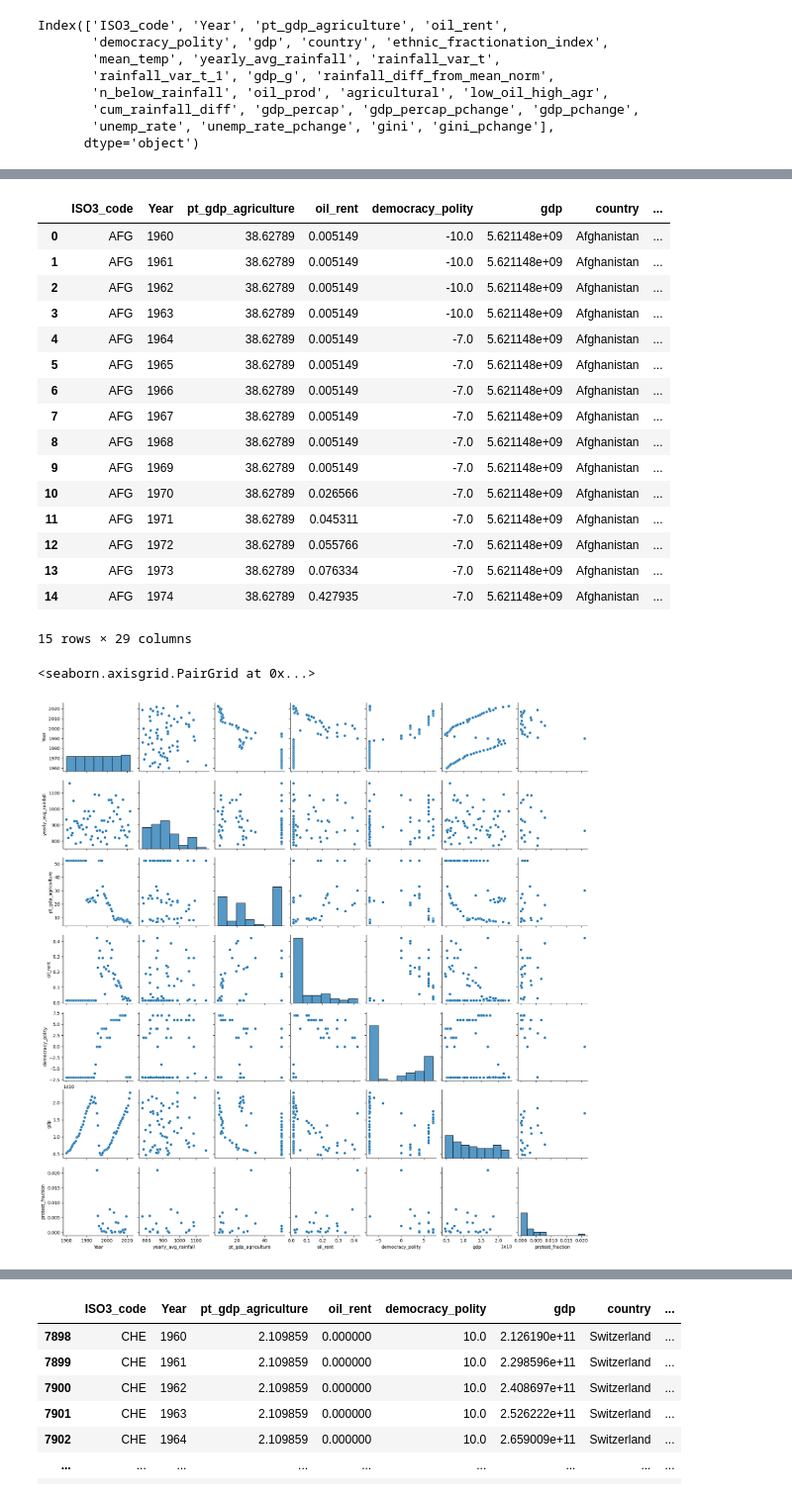
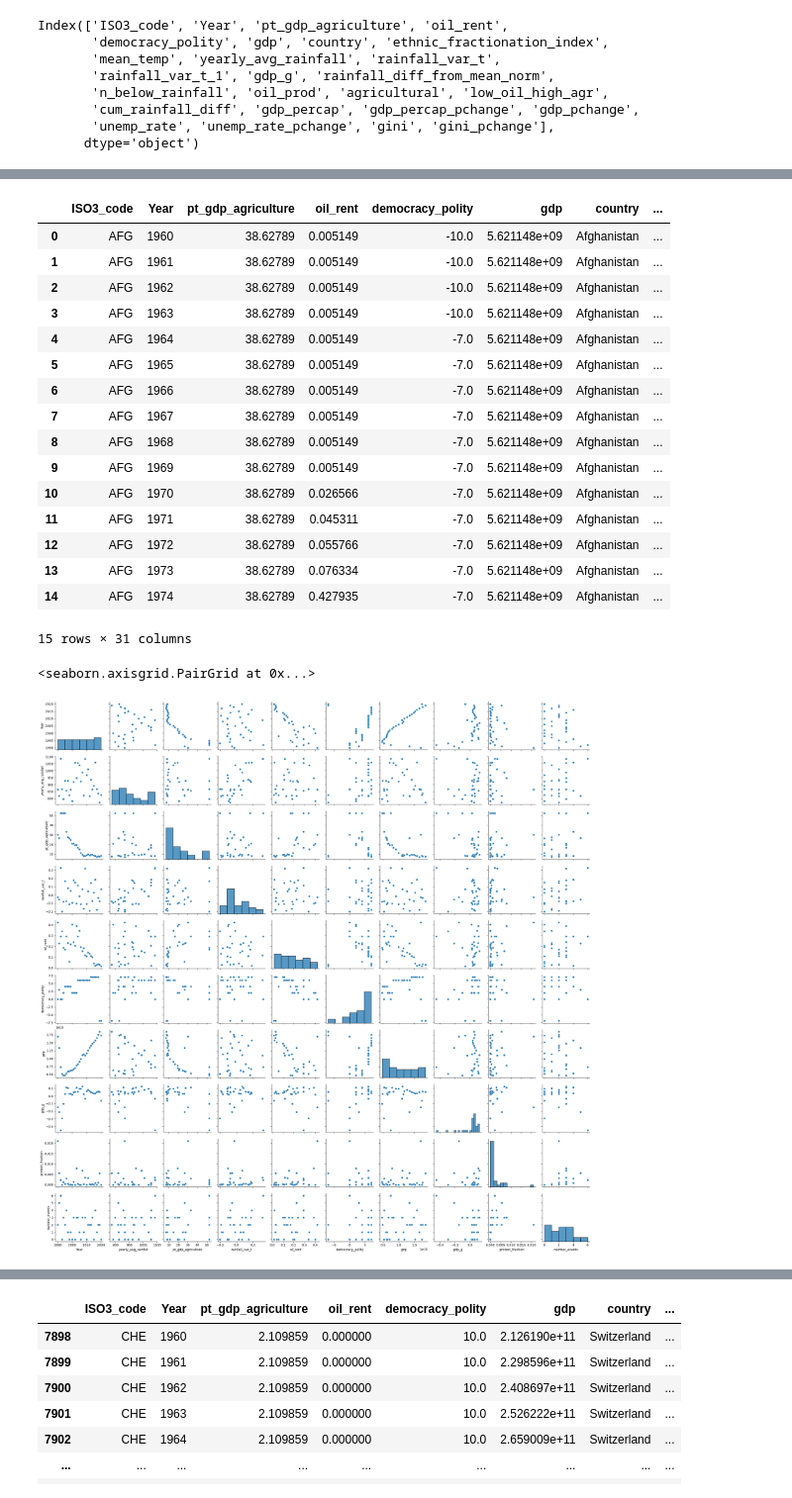
Before and after one commit to ebelchio12/nature-and-conflicts, a Jupyter notebook: 02_dataset/merge dataframes.ipynb, the cells around one changed output, grey strips where cells are left out. Shown at 99% size. Saved outputs shown, nothing was run; the diff lists cells and outputs as text; code cells hidden in the pictures.

```diff
--- a/02_dataset/merge dataframes.ipynb
+++ b/02_dataset/merge dataframes.ipynb
@@ -8,7 +8,7 @@ import seaborn as sns
 
 rainfall = pd.read_csv("../01_exploratory_data_analysis/rainfall/dataset_rainfall.csv")
 unemp = pd.read_csv("gdp_unemployment/gdppcap unemp and gini.csv")
-protest = pd.read_csv("protests/yearly_protest_data.csv")
+protest = pd.read_csv("../01_exploratory_data_analysis/demonstrations/yearly_protest_data.csv")
 # %%
 rainfall.columns
 # %% [output]
@@ -190,12 +191,12 @@ fulldf.head(15)
 | 12 | AFG | 1972 | 38.62789 | 0.055766 | -7.0 | 5.621148e+09 | Afghanistan | ... |
 | 13 | AFG | 1973 | 38.62789 | 0.076334 | -7.0 | 5.621148e+09 | Afghanistan | ... |
 | 14 | AFG | 1974 | 38.62789 | 0.427935 | -7.0 | 5.621148e+09 | Afghanistan | ... |
-15 rows × 29 columns
+15 rows × 31 columns
 # %%
-georgia = fulldf[fulldf['country'] == 'Georgia']
-feats = ['Year', 'yearly_avg_rainfall', 'pt_gdp_agriculture', 'oil_rent', 'democracy_polity', 'gdp', 'protest_fraction']
+georgia = fulldf[fulldf['country'] == 'Georgia'].dropna()
+feats = ['Year', 'yearly_avg_rainfall', 'pt_gdp_agriculture', 'rainfall_var_t', 'oil_rent', 'democracy_polity', 'gdp', 'gdp_g', 'protest_fraction', 'number_events']
 
 sns.pairplot(georgia[feats])
 # %% [output]
 <seaborn.axisgrid.PairGrid at 0x...>
-[figure, old version]
+[figure, new version]
```
Also changed, not shown: parts of 7 cells of this notebook, 4 other files.
